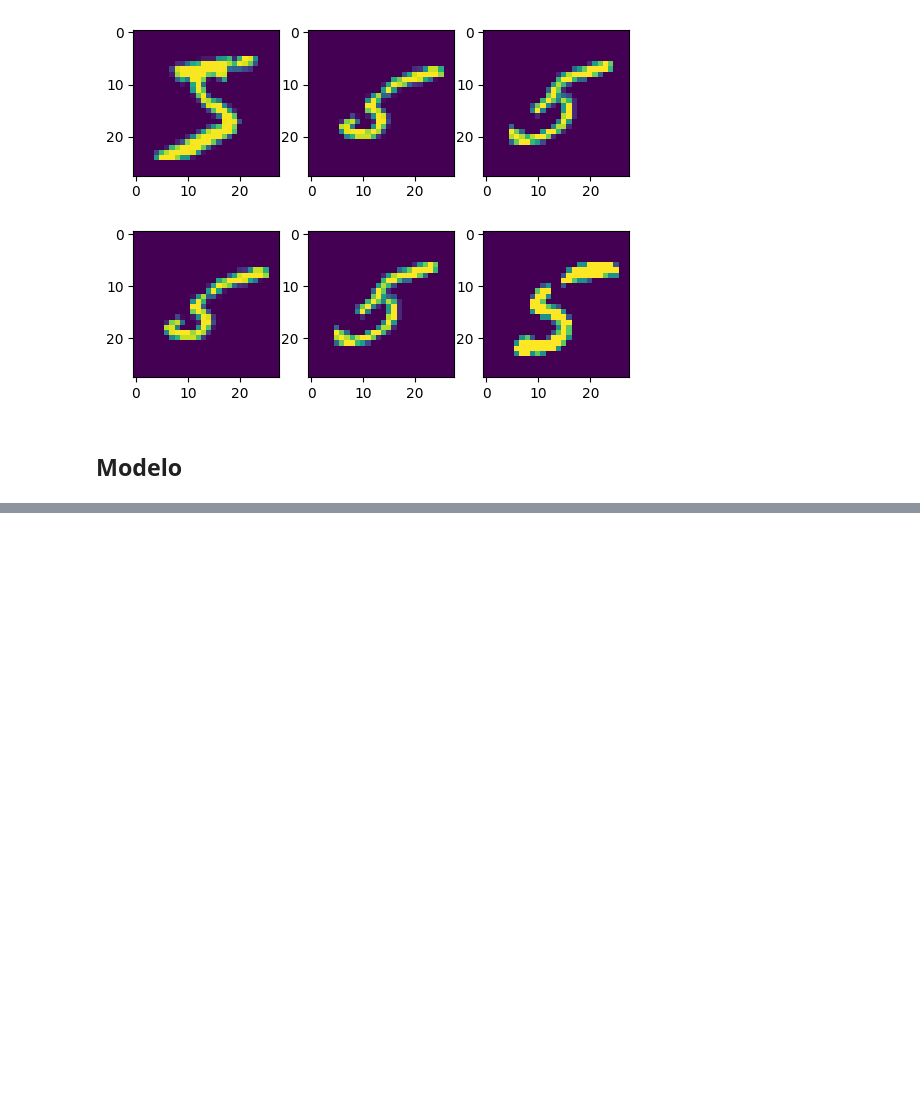
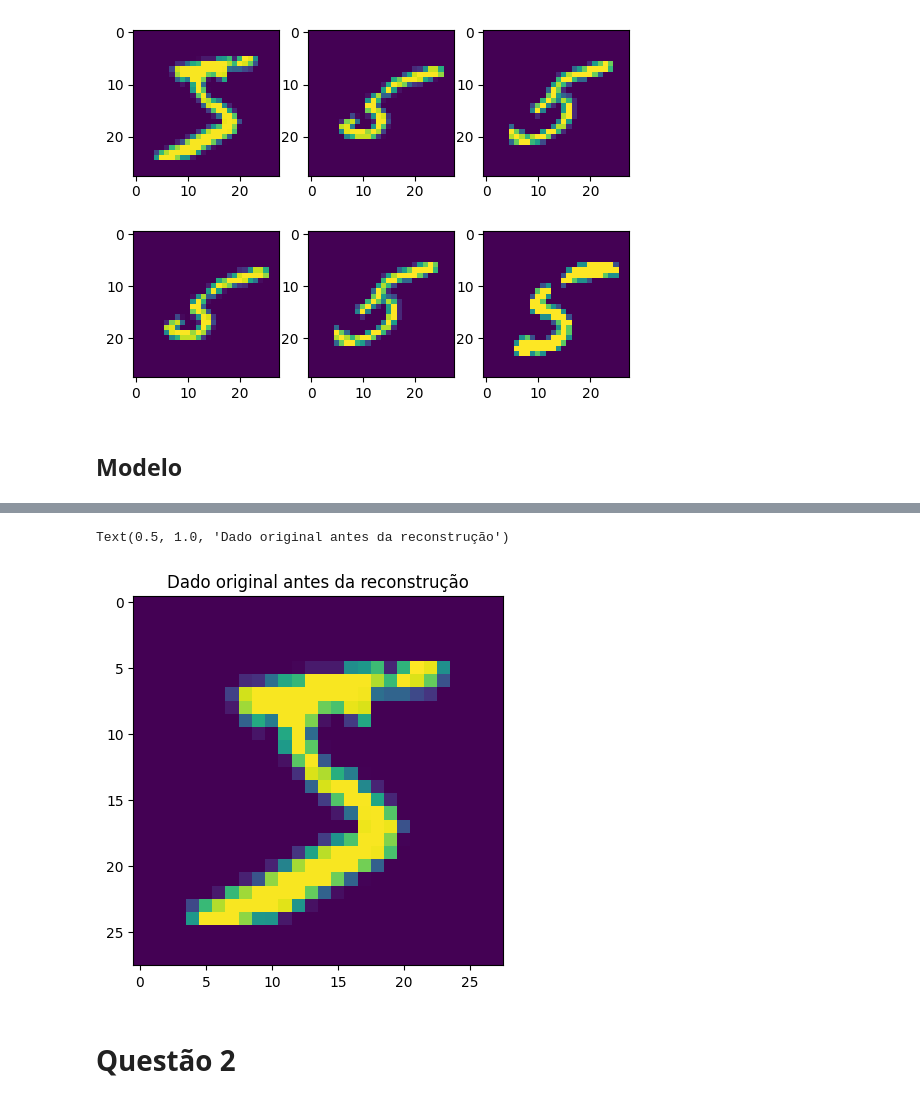
Before and after one commit to rabdiego/probabilistic_ml, a Jupyter notebook: src/trab4.ipynb, the cells around one changed output, grey strips where cells are left out. Drawn from its saved outputs; the diff is of its cells as text; code cells hidden in the pictures; blank space fills up the shorter version.

```diff
--- a/src/trab4.ipynb
+++ b/src/trab4.ipynb
@@ -48,0 +62,8 @@ plt.imshow(a)
+# %%
+plt.imshow(data[0].reshape(28, 28))
+plt.title('Dado original antes da reconstrução')
+# %% [output]
+Text(0.5, 1.0, 'Dado original antes da reconstrução')
+[figure, added]
+# %% [markdown]
+# **Questão 2**
```
Also changed, not shown: parts of 11 cells of this notebook, 1 other file.
